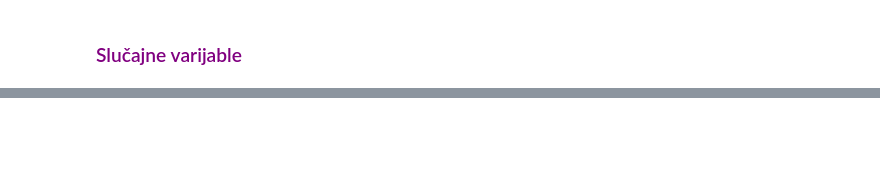
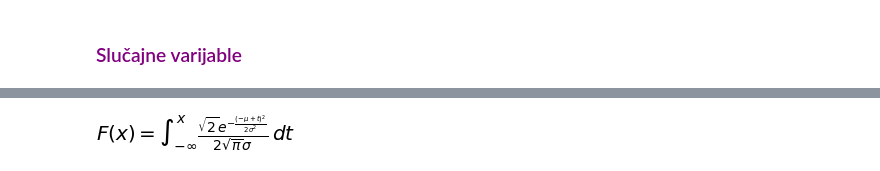
Before and after one commit to babjank/MS, a Jupyter notebook: Zadaca1.ipynb, the cells around one changed output, grey strips where cells are left out. Drawn from its saved outputs; the diff is of its cells as text; code cells hidden in the pictures; blank space fills up the shorter version.

```diff
--- a/Zadaca1.ipynb
+++ b/Zadaca1.ipynb
@@ -213,0 +313,6 @@ plt.show()
+# %%
+m, s, x = sp.symbols(r'\mu, \sigma, x')
+F=sp.Function('F')
+sp.Eq(F(x), sp.Integral(sp.S(1)/(s*sp.sqrt(2*sp.pi)) * sp.E**(sp.S(-(t-m)**2)/(2 * s**2)),(t,-sp.oo,x)))
+# %% [output]
+[figure, added]
```
Also changed, not shown: parts of 21 cells of this notebook.
